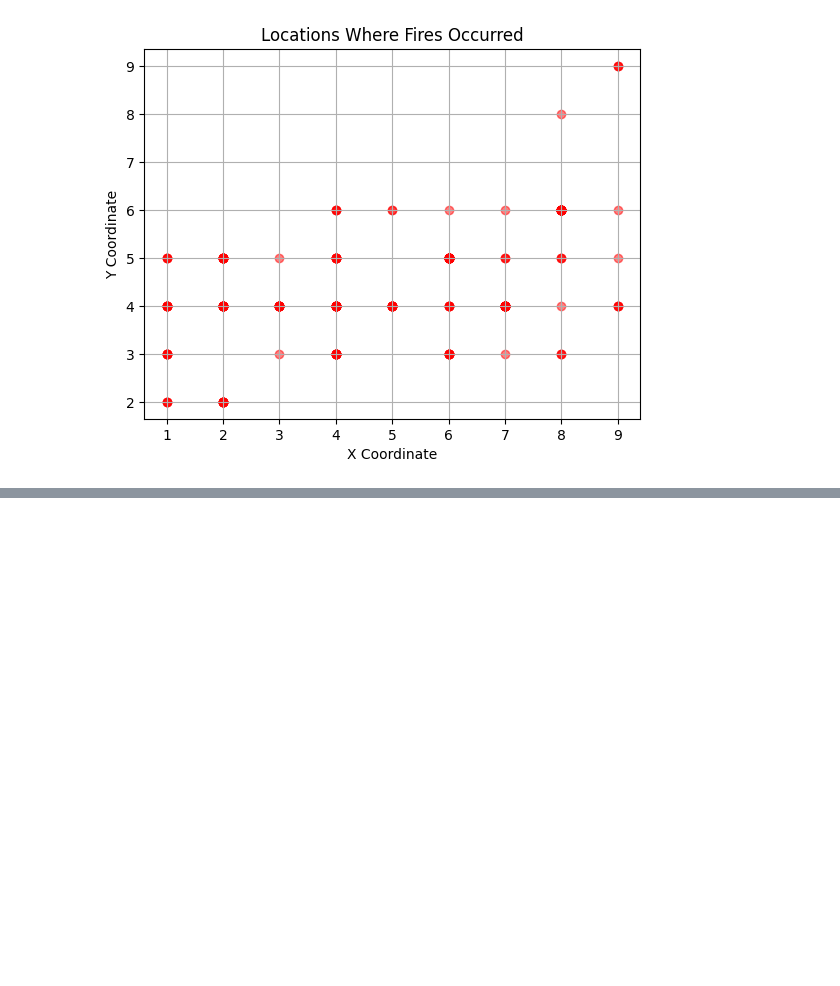
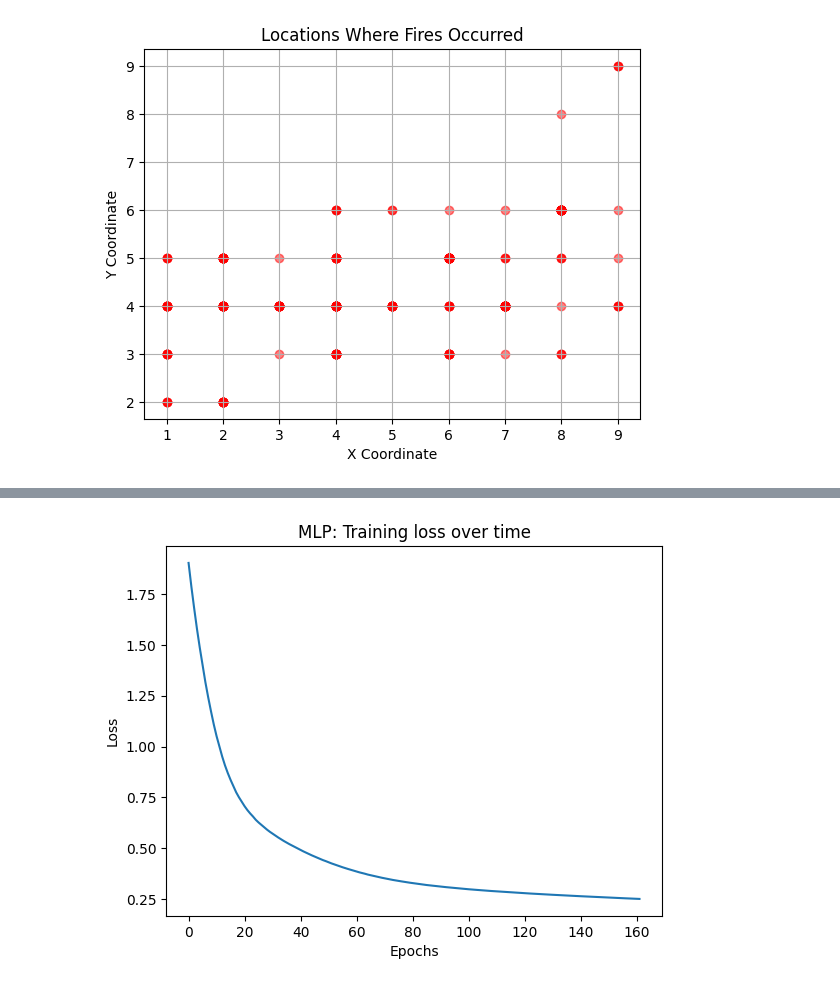
Before and after one commit to parteeksingh24/ECS171-Final-Project, a Jupyter notebook: ForestFiresProject.ipynb, the cells around one changed output, grey strips where cells are left out. Cells and saved outputs as stored; diff of their text form; code cells hidden in the pictures; blank space fills up the shorter version.

Commit message:
Implemented MLP model
Evaluation metrics not ideal -- will require hyperparameter tuning

```diff
--- a/ForestFiresProject.ipynb
+++ b/ForestFiresProject.ipynb
@@ -143,0 +148,22 @@ X_train, X_test, y_train, y_test = train_test_split(X, y, test_size=0.2, random_
+# %%
+# TODO: Hyperparameter Tuning?
+# Train MLP model (built-in)
+
+# Initialize MLPRegressor
+
+mlp = MLPRegressor(
+    hidden_layer_sizes=(50,),
+    activation='relu',
+    solver='adam',
+    alpha=0.0001,
+    learning_rate='adaptive',
+    max_iter=1000,
+    random_state=42,
+    early_stopping=True,
+    validation_fraction=0.1,
+    n_iter_no_change=10,
+    verbose=True
+)
+
+# Train the model
+mlp.fit(X_train_scale, y_train)
@@ -143,0 +191,11 @@ X_train, X_test, y_train, y_test = train_test_split(X, y, test_size=0.2, random_
+# %%
+# Plots
+
+# Plot loss curve (for initial metric evaluation):
+plt.plot(mlp.loss_curve_)
+plt.title('MLP: Training loss over time')
+plt.xlabel('Epochs')
+plt.ylabel('Loss')
+plt.show()
+# %% [output]
+[figure, added]
```
Also changed, not shown: parts of 9 cells of this notebook.
